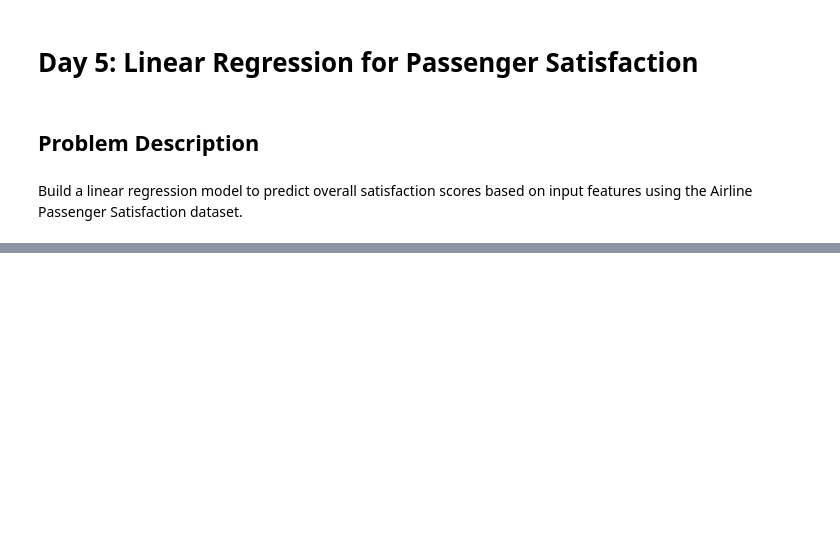
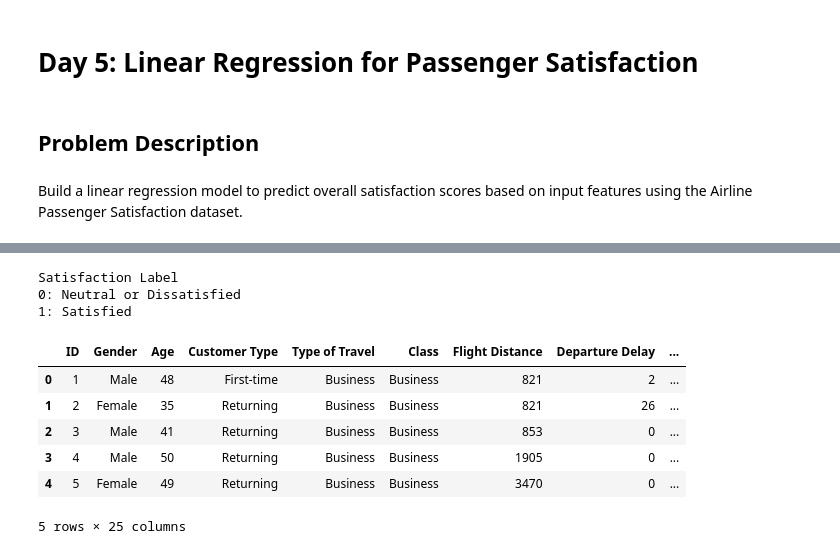
Before and after one commit to tomhitu/visualisation-tutor, a Jupyter notebook: Day_5_Linear_Regression_Corrected_Solution.ipynb, the cells around one changed output, grey strips where cells are left out. Cells and saved outputs as stored; diff of their text form; code cells hidden in the pictures; blank space fills up the shorter version.

```diff
--- a/Day_5_Linear_Regression_Corrected_Solution.ipynb
+++ b/Day_5_Linear_Regression_Corrected_Solution.ipynb
@@ -42,2 +52,24 @@ Index(['ID', 'Gender', 'Age', 'Customer Type', 'Type of Travel', 'Class',
+# %%
+unique_satisfactions = data['Satisfaction'].unique()
+print("Satisfaction Label")
+for idx, category in enumerate(unique_satisfactions):
+    print(f"{idx}: {category}")
+
+satisfaction_mapping = {category: idx for idx, category in enumerate(unique_satisfactions)}
+
+data['Satisfaction_Numeric'] = data['Satisfaction'].map(satisfaction_mapping)
+
+data.head()
+# %% [output]
+Satisfaction Label
+0: Neutral or Dissatisfied
+1: Satisfied
+|  | ID | Gender | Age | Customer Type | Type of Travel | Class | Flight Distance | Departure Delay | ... |
+| 0 | 1 | Male | 48 | First-time | Business | Business | 821 | 2 | ... |
+| 1 | 2 | Female | 35 | Returning | Business | Business | 821 | 26 | ... |
+| 2 | 3 | Male | 41 | Returning | Business | Business | 853 | 0 | ... |
+| 3 | 4 | Male | 50 | Returning | Business | Business | 1905 | 0 | ... |
+| 4 | 5 | Female | 49 | Returning | Business | Business | 3470 | 0 | ... |
+5 rows × 25 columns
 # %%
 # Prepare features and target
```
Also changed, not shown: parts of 6 cells of this notebook.
